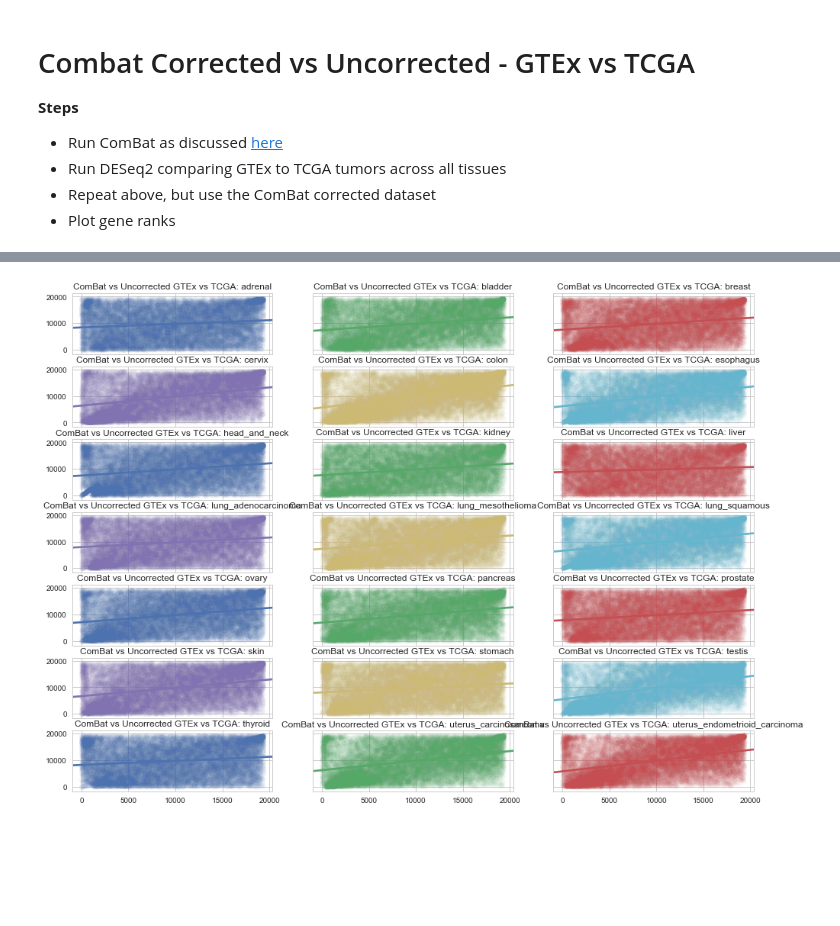
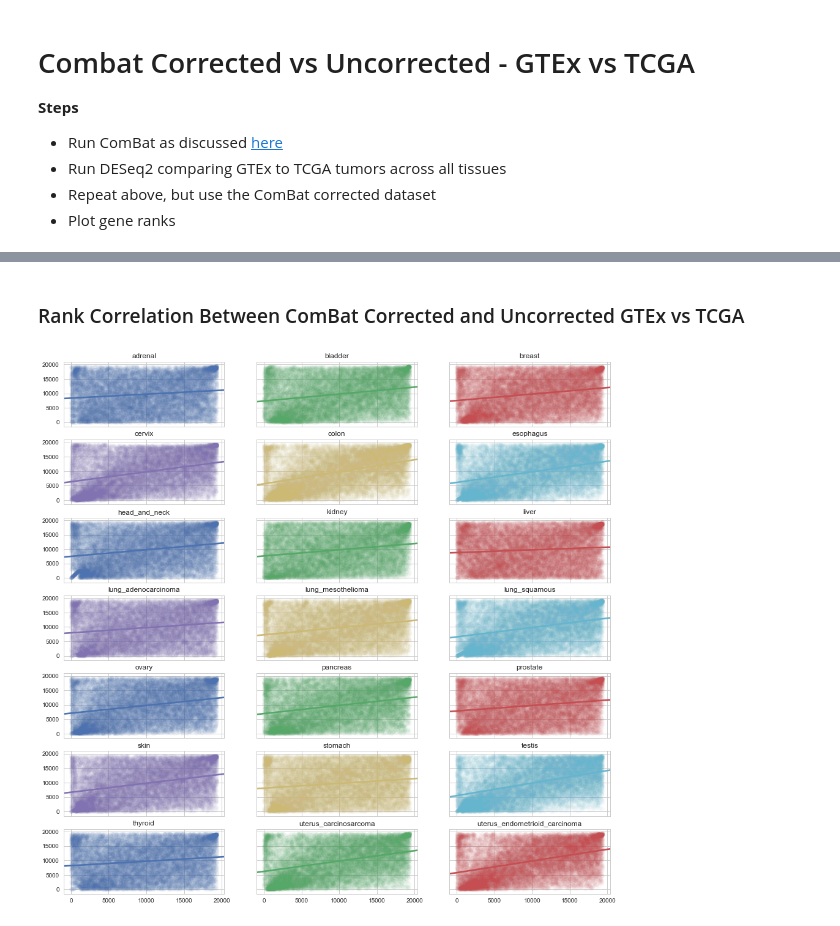
Before and after one commit to jvivian/rnaseq-recompute-analysis, a Jupyter notebook: notebooks/ranked_correlation/GTEx-vs-TCGA-ComBat-Corrected-vs-Uncorrected.ipynb, the cells around one changed output, grey strips where cells are left out. Saved outputs shown, nothing was run; the diff lists cells and outputs as text; code cells hidden in the pictures; blank space fills up the shorter version.

Commit message:
GTEx vs TCGA ComBat Correction Examination

```diff
--- a/notebooks/ranked_correlation/GTEx-vs-TCGA-ComBat-Corrected-vs-Uncorrected.ipynb
+++ b/notebooks/ranked_correlation/GTEx-vs-TCGA-ComBat-Corrected-vs-Uncorrected.ipynb
@@ -39,8 +39,14 @@ def plot_ranks(ref_genes, genes_to_rank, title, ax):
     sns.regplot(x, y, ax=ax, scatter_kws={'alpha':0.03})
     ax.set_title(title)
 # %%
-un = {x[:-4]: pd.read_csv(os.path.join('gtex-vs-tcga/results/', x), sep='\t', index_col=0)
+tvn = {x[:-4]: pd.read_csv(os.path.join('nonpairwise-results/', x), sep='\t', index_col=0)
+      for x in os.listdir('nonpairwise-results/')}
+
+tvn_c = {x[:-4]: pd.read_csv(os.path.join('nonpairwise-combat/results/', x), sep='\t', index_col=0)
+         for x in os.listdir('nonpairwise-combat/results/')}
+
+gvt = {x[:-4]: pd.read_csv(os.path.join('gtex-vs-tcga/results/', x), sep='\t', index_col=0)
       for x in os.listdir('gtex-vs-tcga/results/')}
 
-com = {x[:-4]: pd.read_csv(os.path.join('gtex-vs-tcga-combat/results/', x), sep='\t', index_col=0)
-      for x in os.listdir('gtex-vs-tcga-combat//results/')}
+gvt_c = {x[:-4]: pd.read_csv(os.path.join('gtex-vs-tcga-combat/results/', x), sep='\t', index_col=0)
+      for x in os.listdir('gtex-vs-tcga-combat/results/')}
@@ -46,0 +55,5 @@ com = {x[:-4]: pd.read_csv(os.path.join('gtex-vs-tcga-combat/results/', x), sep=
+# %%
+f, axes = plt.subplots(4, 4, figsize=(16, 12), sharex=True, sharey=True)
+axes = axes.flatten()
+for i, t in enumerate(sorted(tvn.keys())):
+    plot_ranks(tvn[t].index, gvt[t].index, str(t), axes[i])
@@ -46,0 +64,5 @@ com = {x[:-4]: pd.read_csv(os.path.join('gtex-vs-tcga-combat/results/', x), sep=
+# %%
+f, axes = plt.subplots(4, 4, figsize=(16, 12), sharex=True, sharey=True)
+axes = axes.flatten()
+for i, t in enumerate(sorted(tvn.keys())):
+    plot_ranks(tvn[t].index, gvt_c[t].index, str(t), axes[i])
@@ -46,0 +73,5 @@ com = {x[:-4]: pd.read_csv(os.path.join('gtex-vs-tcga-combat/results/', x), sep=
+# %%
+f, axes = plt.subplots(4, 4, figsize=(16, 12), sharex=True, sharey=True)
+axes = axes.flatten()
+for i, t in enumerate(sorted(tvn_c.keys())):
+    plot_ranks(tvn_c[t].index, gvt_c[t].index, str(t), axes[i])
@@ -47,8 +80,9 @@ com = {x[:-4]: pd.read_csv(os.path.join('gtex-vs-tcga-combat/results/', x), sep=
+# %% [markdown]
+### Rank Correlation Between ComBat Corrected and Uncorrected GTEx vs TCGA
 # %%
-f, axes = plt.subplots(7, 3, figsize=(16, 12), sharex=True, sharey=True)
+f, axes = plt.subplots(7, 3, figsize=(16, 16), sharex=True, sharey=True)
 axes = axes.flatten()
-for i, t in enumerate(sorted(un.keys())):
-    plot_ranks(un[t].index, com[t].index,
-               'ComBat vs Uncorrected GTEx vs TCGA: ' + str(t), axes[i])
+for i, t in enumerate(sorted(gvt.keys())):
+    plot_ranks(gvt[t].index, gvt_c[t].index, str(t), axes[i])
 # %% [output]
-[figure, old version]
+[figure, new version]
```
Also changed, not shown: parts of 6 cells of this notebook.
